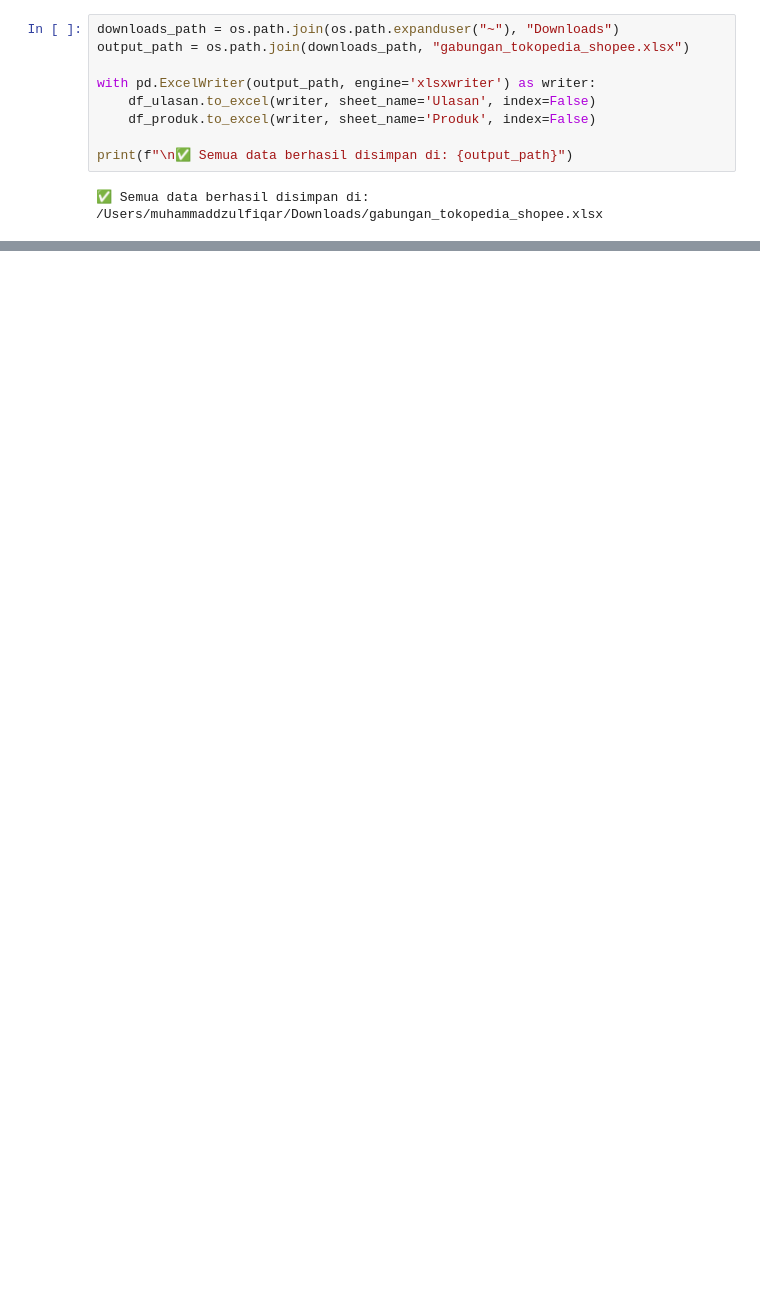
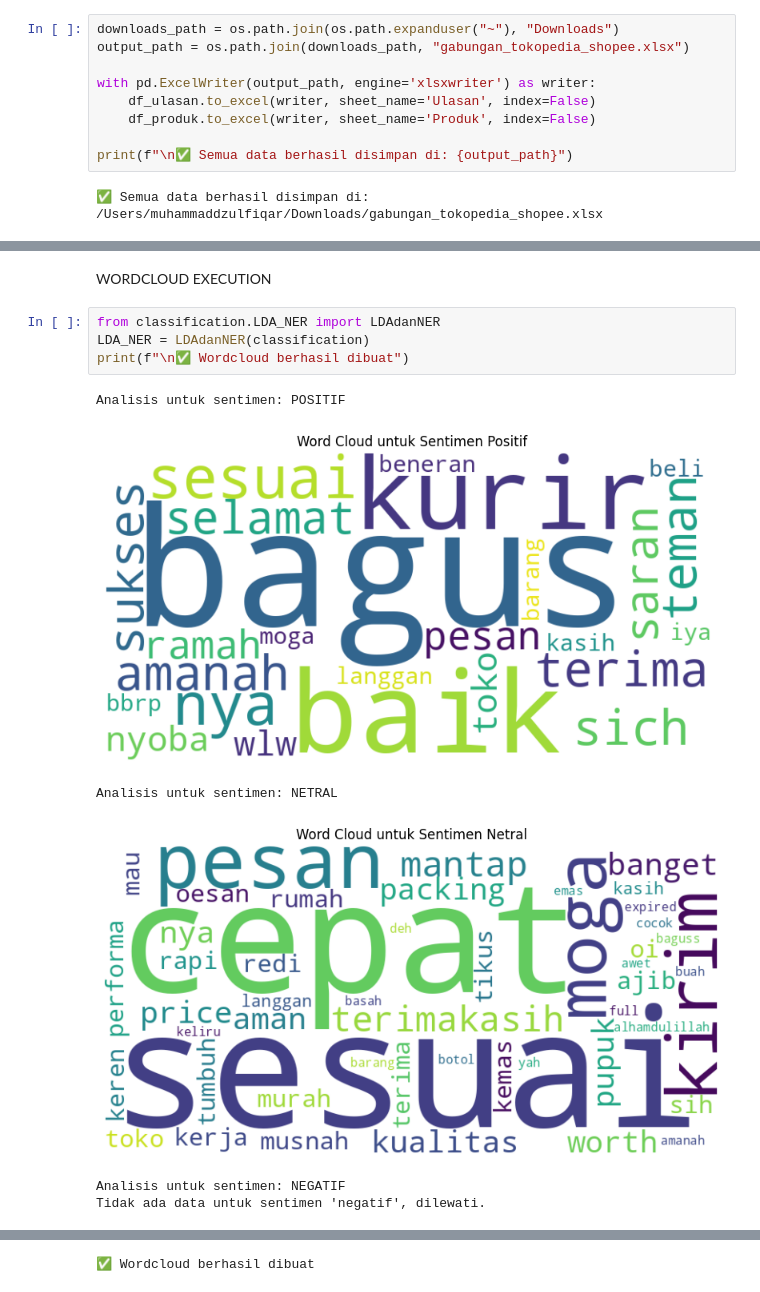
Before and after one commit to dzulfiqar03/MagentaSIG2025Batch1_Uji-Sentiment-With-SeliniumDriver, a Jupyter notebook: main.ipynb, the cells around one changed output, grey strips where cells are left out. Drawn from its saved outputs; the diff is of its cells as text; blank space fills up the shorter version.

Commit message:
Sentiment Test

```diff
--- a/main.ipynb
+++ b/main.ipynb
@@ -283,0 +304,13 @@ ValueError: The number of classes has to be greater than one; got 1 class
+# %% [markdown]
+WORDCLOUD EXECUTION
+# %%
+from classification.LDA_NER import LDAdanNER
+LDA_NER = LDAdanNER(classification)
+print(f"\n✅ Wordcloud berhasil dibuat")
+# %% [output]
+Analisis untuk sentimen: POSITIF
+[figure, added]
+Analisis untuk sentimen: NETRAL
+[figure, added]
+Analisis untuk sentimen: NEGATIF
+Tidak ada data untuk sentimen 'negatif', dilewati.
@@ -283,0 +318 @@ ValueError: The number of classes has to be greater than one; got 1 class
+✅ Wordcloud berhasil dibuat
```
Also changed, not shown: parts of 10 cells of this notebook, 11 other files.
